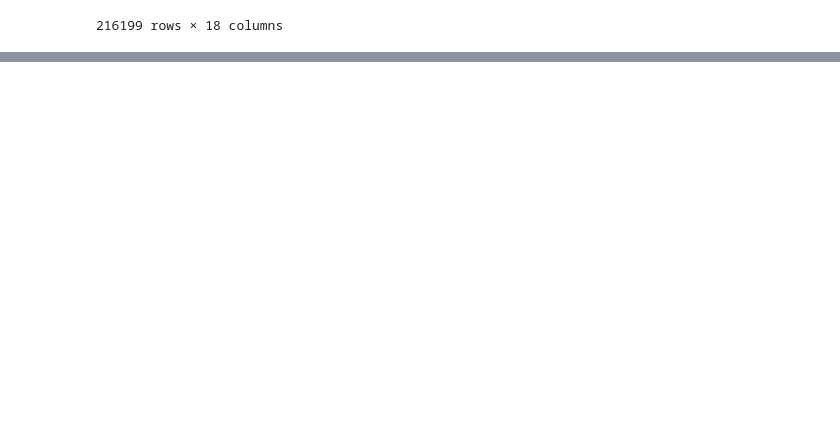
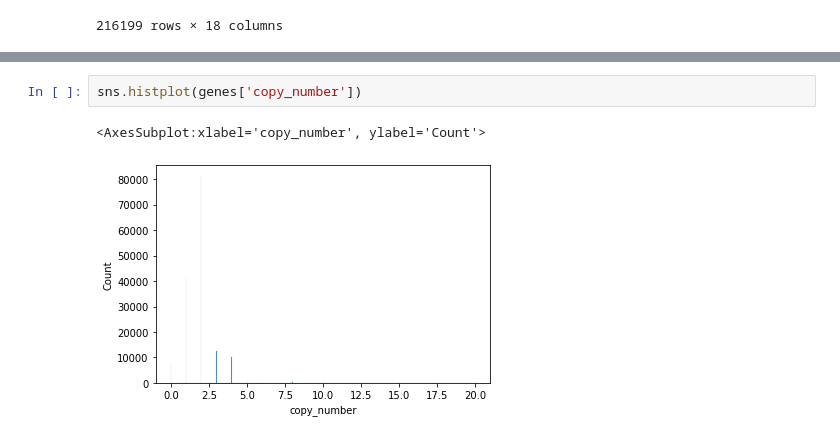
Before and after one commit to OlgaGaGaga/VivanChallenge, a Jupyter notebook: LookOnData.ipynb, the cells around one changed output, grey strips where cells are left out. Drawn from its saved outputs; the diff is of its cells as text; blank space fills up the shorter version.

```diff
--- a/LookOnData.ipynb
+++ b/LookOnData.ipynb
@@ -183,0 +209,5 @@ genes
+# %%
+sns.histplot(genes['copy_number'])
+# %% [output]
+<AxesSubplot:xlabel='copy_number', ylabel='Count'>
+[figure, added]
```
Also changed, not shown: parts of 12 cells of this notebook, 1 other file.
